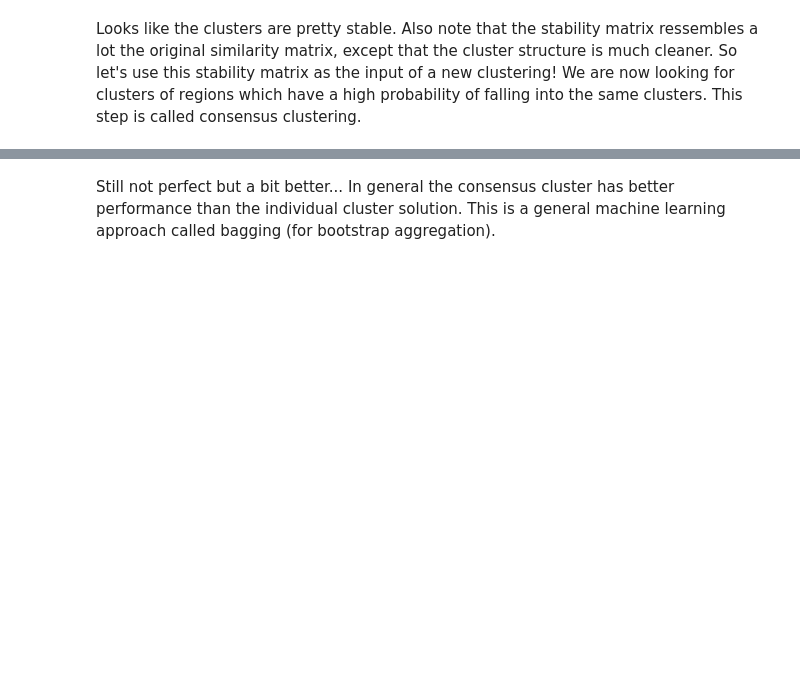
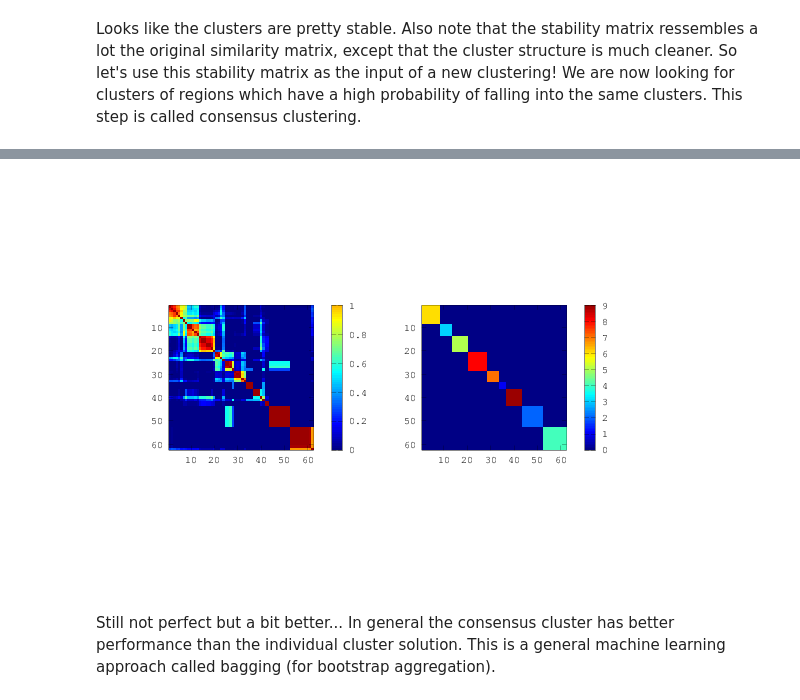
Before and after one commit to SIMEXP/hcp, a Jupyter notebook: hcp_clustering_pheno_basc.ipynb, the cells around one changed output, grey strips where cells are left out. Cells and saved outputs as stored; diff of their text form; code cells hidden in the pictures; blank space fills up the shorter version.

```diff
--- a/hcp_clustering_pheno_basc.ipynb
+++ b/hcp_clustering_pheno_basc.ipynb
@@ -109,2 +114,14 @@ niak_visu_part(part_consensus), axis square, colormap(jet) % visualize the conse
+# %%
+order_consensus = niak_hier2order(hier_consensus); % order the regions based on the hierarchy
+subplot(1,2,1)
+% Re-order the correlation matrix
+title('re-ordered consensus matrix')
+imagesc(stab(order_consensus,order_consensus)), axis square, colorbar
+subplot(1,2,2)
+% Show the re-ordered partition
+title('re-ordered partition')
+niak_visu_part(part_consensus(order_consensus)), axis square
+# %% [output]
+[figure, added]
 # %% [markdown]
 Still not perfect but a bit better... In general the consensus cluster has better performance than the individual cluster solution. This is a general machine learning approach called bagging (for bootstrap aggregation).
```
Also changed, not shown: parts of 17 cells of this notebook.
